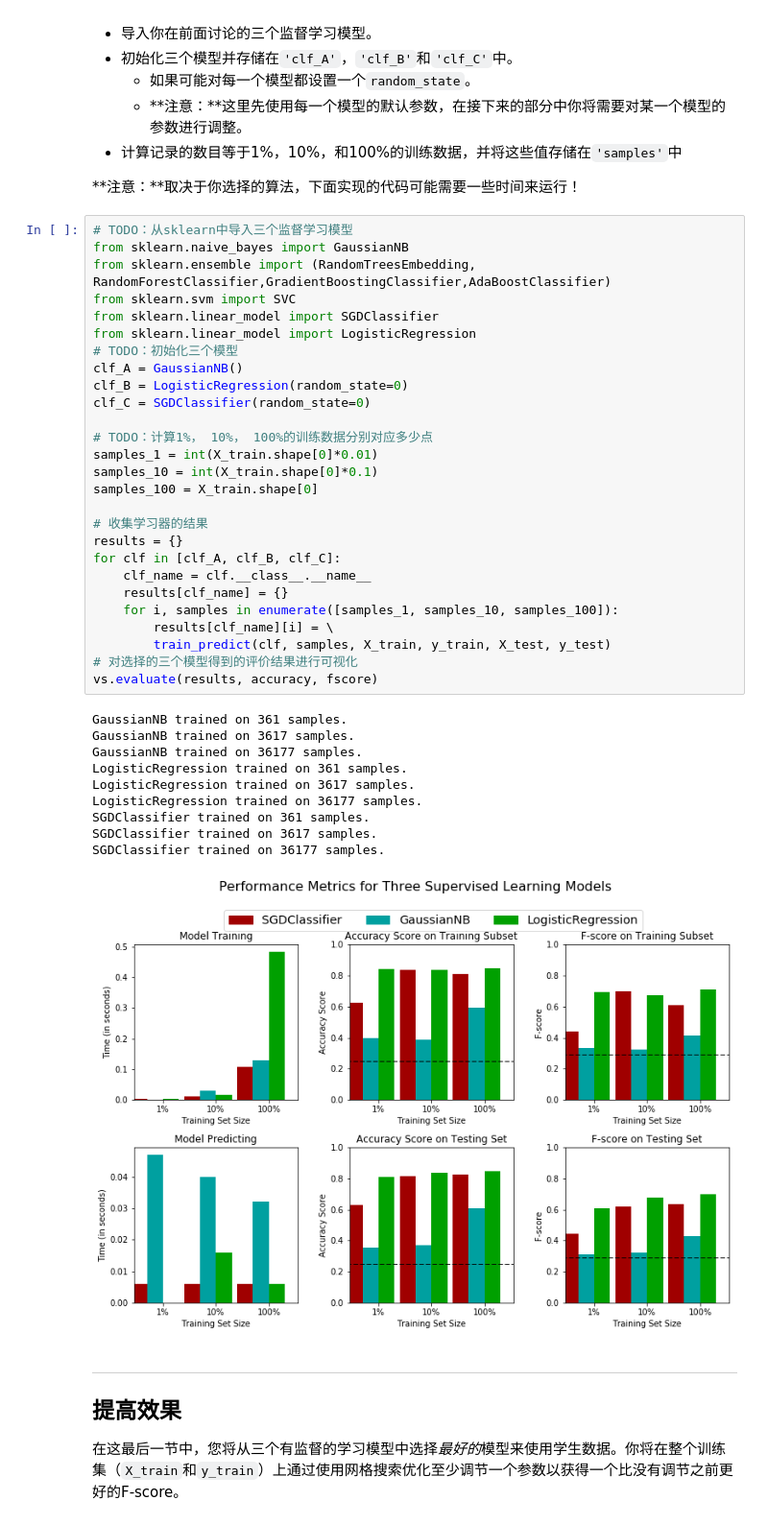
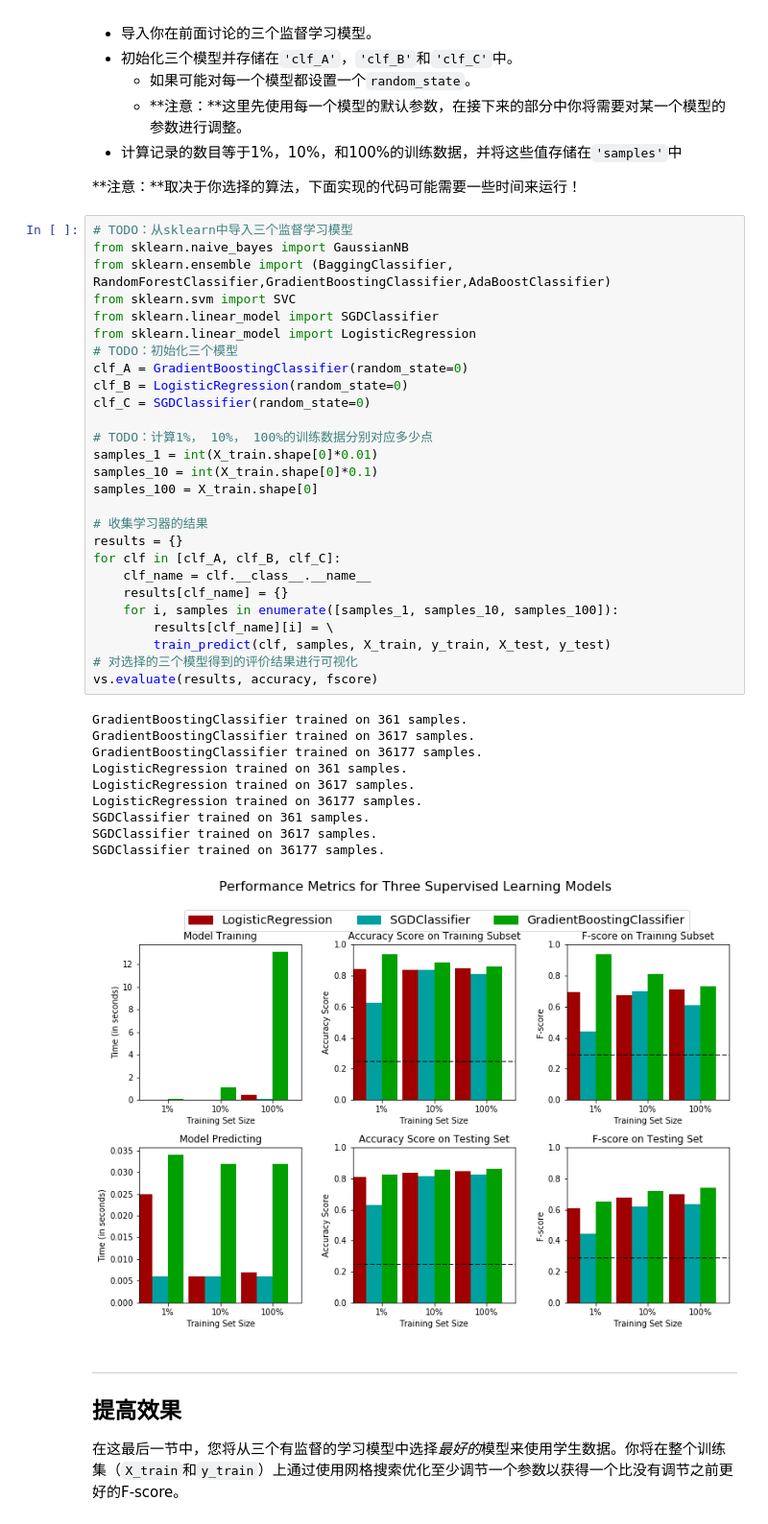
Before and after one commit to laughingyang/finding_donors, a Jupyter notebook: finding_donors.ipynb, the cells around one changed output. Shown at 96% size. Cells and saved outputs as stored; diff of their text form.

```diff
--- a/finding_donors.ipynb
+++ b/finding_donors.ipynb
@@ -315,41 +315,41 @@ def train_predict(learner, sample_size, X_train, y_train, X_test, y_test):
 # %%
 # TODO：从sklearn中导入三个监督学习模型
 from sklearn.naive_bayes import GaussianNB
-from sklearn.ensemble import (RandomTreesEmbedding, RandomForestClassifier,GradientBoostingClassifier,AdaBoostClassifier)
+from sklearn.ensemble import (BaggingClassifier, RandomForestClassifier,GradientBoostingClassifier,AdaBoostClassifier)
 from sklearn.svm import SVC
 from sklearn.linear_model import SGDClassifier
 from sklearn.linear_model import LogisticRegression
 # TODO：初始化三个模型
-clf_A = GaussianNB()
+clf_A = GradientBoostingClassifier(random_state=0)
 clf_B = LogisticRegression(random_state=0)
 clf_C = SGDClassifier(random_state=0)
 
 # TODO：计算1%， 10%， 100%的训练数据分别对应多少点
 samples_1 = int(X_train.shape[0]*0.01)
 samples_10 = int(X_train.shape[0]*0.1)
 samples_100 = X_train.shape[0]
 
 # 收集学习器的结果
 results = {}
 for clf in [clf_A, clf_B, clf_C]:
     clf_name = clf.__class__.__name__
     results[clf_name] = {}
     for i, samples in enumerate([samples_1, samples_10, samples_100]):
         results[clf_name][i] = \
         train_predict(clf, samples, X_train, y_train, X_test, y_test)
 # 对选择的三个模型得到的评价结果进行可视化
 vs.evaluate(results, accuracy, fscore)
 # %% [output]
-GaussianNB trained on 361 samples.
-GaussianNB trained on 3617 samples.
-GaussianNB trained on 36177 samples.
+GradientBoostingClassifier trained on 361 samples.
+GradientBoostingClassifier trained on 3617 samples.
+GradientBoostingClassifier trained on 36177 samples.
 LogisticRegression trained on 361 samples.
 LogisticRegression trained on 3617 samples.
 LogisticRegression trained on 36177 samples.
 SGDClassifier trained on 361 samples.
 SGDClassifier trained on 3617 samples.
 SGDClassifier trained on 36177 samples.
-[figure, old version]
+[figure, new version]
 # %% [markdown]
 ----
 ## 提高效果
```
Also changed, not shown: parts of 12 cells of this notebook, 1 other file.
